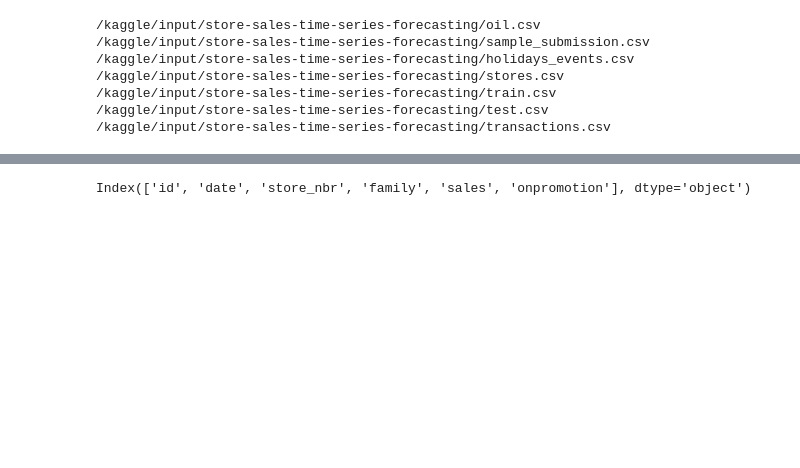
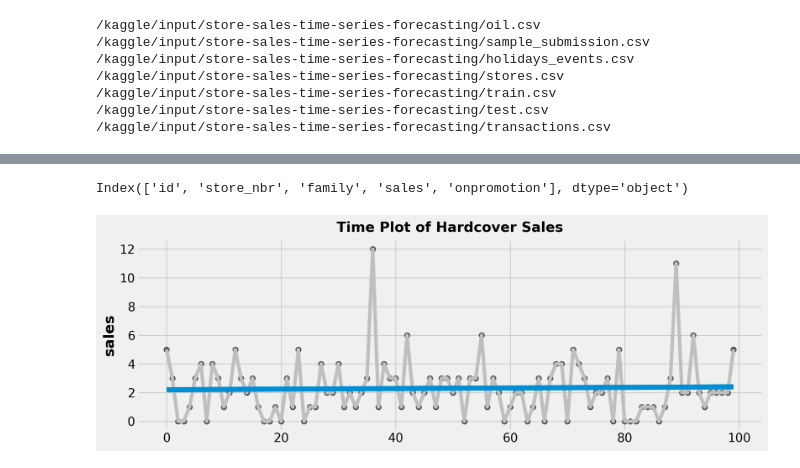
Before and after one commit to otalorajuand/kaggle, a Jupyter notebook: time_series.ipynb, the cells around one changed output, grey strips where cells are left out. Cells and saved outputs as stored; diff of their text form; code cells hidden in the pictures; blank space fills up the shorter version.

Commit message:
Kaggle Notebook | notebook286b8fb4a5 | Version 3

```diff
--- a/time_series.ipynb
+++ b/time_series.ipynb
@@ -5,6 +5,27 @@
 
 import numpy as np # linear algebra
 import pandas as pd # data processing, CSV file I/O (e.g. pd.read_csv)
+import matplotlib.pyplot as plt
+import seaborn as sns
+
+plt.style.use("fivethirtyeight")
+plt.rc(
+    "figure",
+    autolayout=True,
+    figsize=(11, 4),
+    titlesize=18,
+    titleweight='bold',
+)
+plt.rc(
+    "axes",
+    labelweight="bold",
+    labelsize="large",
+    titleweight="bold",
+    titlesize=16,
+    titlepad=10,
+    linewidth = 1
+)
+%config InlineBackend.figure_format = 'retina'
 
 # Input data files are available in the read-only "../input/" directory
 # For example, running this (by clicking run or pressing Shift+Enter) will list all files under the input directory
@@ -28,7 +49,11 @@ for dirname, _, filenames in os.walk('/kaggle/input'):
 oil_data = pd.read_csv('/kaggle/input/store-sales-time-series-forecasting/oil.csv')
 holiday_events = pd.read_csv('/kaggle/input/store-sales-time-series-forecasting/holidays_events.csv')
 stores = pd.read_csv('/kaggle/input/store-sales-time-series-forecasting/stores.csv')
-train_data = pd.read_csv('/kaggle/input/store-sales-time-series-forecasting/train.csv')
+train_data = pd.read_csv(
+    '/kaggle/input/store-sales-time-series-forecasting/train.csv',
+    index_col='date',
+    parse_dates=['date'],
+)
 test_data = pd.read_csv('/kaggle/input/store-sales-time-series-forecasting/test.csv')
 transactions_data = pd.read_csv('/kaggle/input/store-sales-time-series-forecasting/transactions.csv')
 # %%
@@ -40,6 +65,6 @@ Test data dimensions: (28512, 5)
 # %%
 train_data.columns
 # %% [output]
-Index(['id', 'date', 'store_nbr', 'family', 'sales', 'onpromotion'], dtype='object')
+Index(['id', 'store_nbr', 'family', 'sales', 'onpromotion'], dtype='object')
 # %%
 pivot_table = pd.pivot_table(train_data, values='sales', index='date', columns=['store_nbr'],aggfunc="sum")
@@ -47,0 +71,9 @@ test_data = pd.read_csv('/kaggle/input/store-sales-time-series-forecasting/sampl
+# %%
+test = train_data[(train_data['store_nbr'] == 1) & (train_data['family'] == 'AUTOMOTIVE')]
+# %%
+fig, ax = plt.subplots()
+ax.plot(np.arange(100), 'sales', data=test.iloc[100:200], color='0.75')
+ax = sns.regplot(x= np.arange(100), y='sales', data=test.iloc[100:200], ci=None, scatter_kws=dict(color='0.25'))
+ax.set_title('Time Plot of Hardcover Sales');
+# %% [output]
+[figure, added]
```
Also changed, not shown: parts of 4 cells of this notebook.
